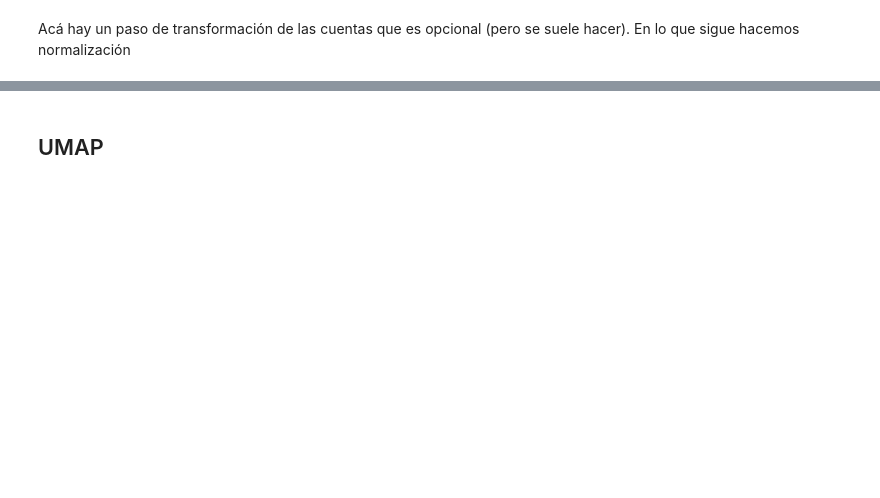
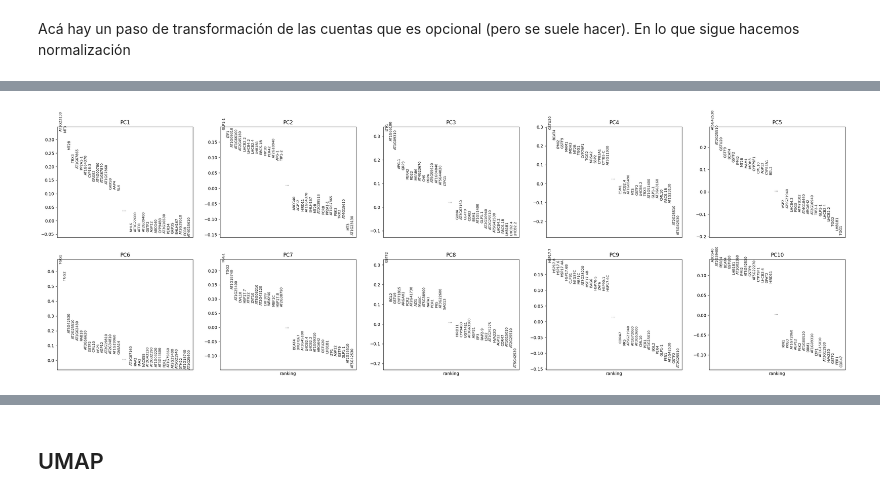
Before and after one commit to rbonazzola/scrna-pipeline, a Jupyter notebook: pipeline.ipynb, the cells around one changed output, grey strips where cells are left out. Drawn from its saved outputs; the diff is of its cells as text; code cells hidden in the pictures; blank space fills up the shorter version.

```diff
--- a/pipeline.ipynb
+++ b/pipeline.ipynb
@@ -124,2 +249,6 @@ plt.plot(all_data.uns['pca']['variance'])
 # %%
 # scanpy.pp.pca(all_data, n_comps=50, mask_var="highly_variable", random_state=RANDOM_STATE)
+# %%
+scanpy.pl.pca_loadings(all_data, components=range(1,11))
+# %% [output]
+[figure, added]
```
Also changed, not shown: parts of 43 cells of this notebook.
